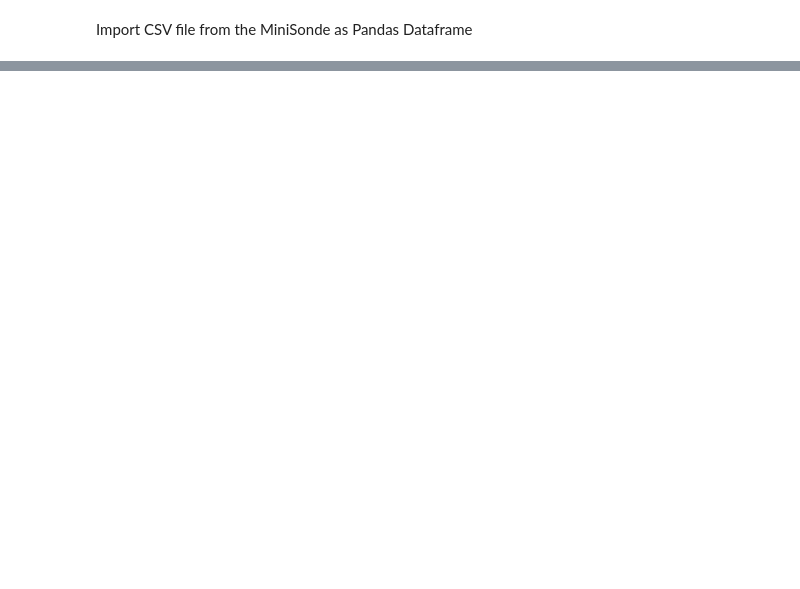
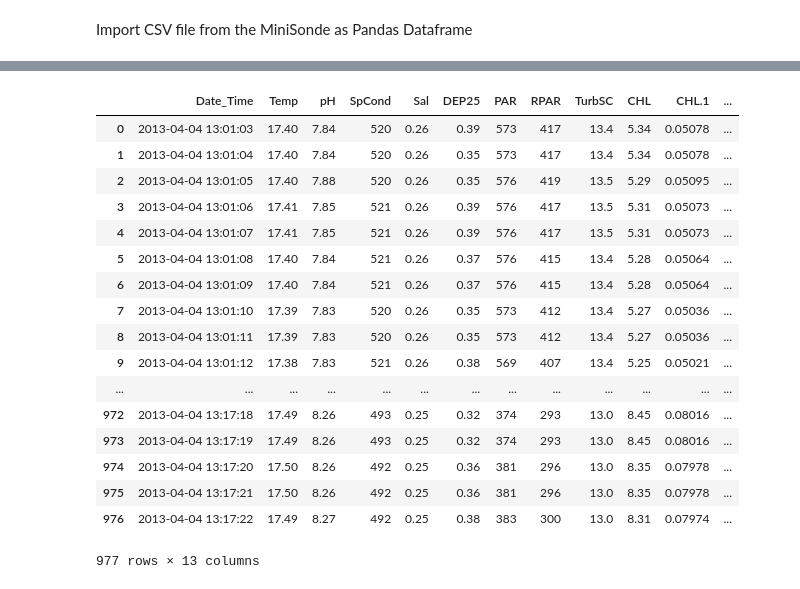
Before and after one commit to ucd-cws/arcproject-wq-processing, a Jupyter notebook: wq_gps_timematch.ipynb, the cells around one changed output, grey strips where cells are left out. Drawn from its saved outputs; the diff is of its cells as text; code cells hidden in the pictures; blank space fills up the shorter version.

Commit message:
examples of matching transect data using timestamps

```diff
--- a/wq_gps_timematch.ipynb
+++ b/wq_gps_timematch.ipynb
@@ -10,7 +10,7 @@ wd = os.path.abspath(os.path.join(os.path.dirname(os.path.dirname("__file__"))))
 shp = os.path.join(wd, "wq_gps_match", "examples", "Arc_040413_GPS", "040413_PosnPnt.shp")
 
 # example water quality
-wq_file = os.path.join(wd, "wq_gps_match", "examples", "Arc_040413_WQ", "Arc_040413_wqt_bk.csv")
+wq_file = os.path.join(wd, "wq_gps_match", "examples", "Arc_040413_WQ", "Arc_040413_wqt_cc.csv")
 
 print(shp)
 print(wq_file)
@@ -43,3 +42,0 @@ print(water_quality)
-# %%
-water_quality['Date_Time'] = pandas.to_datetime(water_quality['Date_Time'], format='%m/%d/%Y %I:%M:%S')
-print(water_quality)
@@ -117,3 +93,24 @@ AttributeError: 'module' object has no attribute 'UnmatchedWQdata'
+# %%
+merged[1]
+# %% [output]
+|  | Date_Time | Temp | pH | SpCond | Sal | DEP25 | PAR | RPAR | TurbSC | CHL | CHL.1 | ... |
+| 0 | 2013-04-04 13:01:03 | 17.40 | 7.84 | 520 | 0.26 | 0.39 | 573 | 417 | 13.4 | 5.34 | 0.05078 | ... |
+| 1 | 2013-04-04 13:01:04 | 17.40 | 7.84 | 520 | 0.26 | 0.35 | 573 | 417 | 13.4 | 5.34 | 0.05078 | ... |
+| 2 | 2013-04-04 13:01:05 | 17.40 | 7.88 | 520 | 0.26 | 0.35 | 576 | 419 | 13.5 | 5.29 | 0.05095 | ... |
+| 3 | 2013-04-04 13:01:06 | 17.41 | 7.85 | 521 | 0.26 | 0.39 | 576 | 417 | 13.5 | 5.31 | 0.05073 | ... |
+| 4 | 2013-04-04 13:01:07 | 17.41 | 7.85 | 521 | 0.26 | 0.39 | 576 | 417 | 13.5 | 5.31 | 0.05073 | ... |
+| 5 | 2013-04-04 13:01:08 | 17.40 | 7.84 | 521 | 0.26 | 0.37 | 576 | 415 | 13.4 | 5.28 | 0.05064 | ... |
+| 6 | 2013-04-04 13:01:09 | 17.40 | 7.84 | 521 | 0.26 | 0.37 | 576 | 415 | 13.4 | 5.28 | 0.05064 | ... |
+| 7 | 2013-04-04 13:01:10 | 17.39 | 7.83 | 520 | 0.26 | 0.35 | 573 | 412 | 13.4 | 5.27 | 0.05036 | ... |
+| 8 | 2013-04-04 13:01:11 | 17.39 | 7.83 | 520 | 0.26 | 0.35 | 573 | 412 | 13.4 | 5.27 | 0.05036 | ... |
+| 9 | 2013-04-04 13:01:12 | 17.38 | 7.83 | 521 | 0.26 | 0.38 | 569 | 407 | 13.4 | 5.25 | 0.05021 | ... |
+| ... | ... | ... | ... | ... | ... | ... | ... | ... | ... | ... | ... | ... |
+| 972 | 2013-04-04 13:17:18 | 17.49 | 8.26 | 493 | 0.25 | 0.32 | 374 | 293 | 13.0 | 8.45 | 0.08016 | ... |
+| 973 | 2013-04-04 13:17:19 | 17.49 | 8.26 | 493 | 0.25 | 0.32 | 374 | 293 | 13.0 | 8.45 | 0.08016 | ... |
+| 974 | 2013-04-04 13:17:20 | 17.50 | 8.26 | 492 | 0.25 | 0.36 | 381 | 296 | 13.0 | 8.35 | 0.07978 | ... |
+| 975 | 2013-04-04 13:17:21 | 17.50 | 8.26 | 492 | 0.25 | 0.36 | 381 | 296 | 13.0 | 8.35 | 0.07978 | ... |
+| 976 | 2013-04-04 13:17:22 | 17.49 | 8.27 | 492 | 0.25 | 0.38 | 383 | 300 | 13.0 | 8.31 | 0.07974 | ... |
+977 rows × 13 columns
 # %%
 # export matchs to shapefile?
 
```
Also changed, not shown: parts of 6 cells of this notebook, 34 other files.
